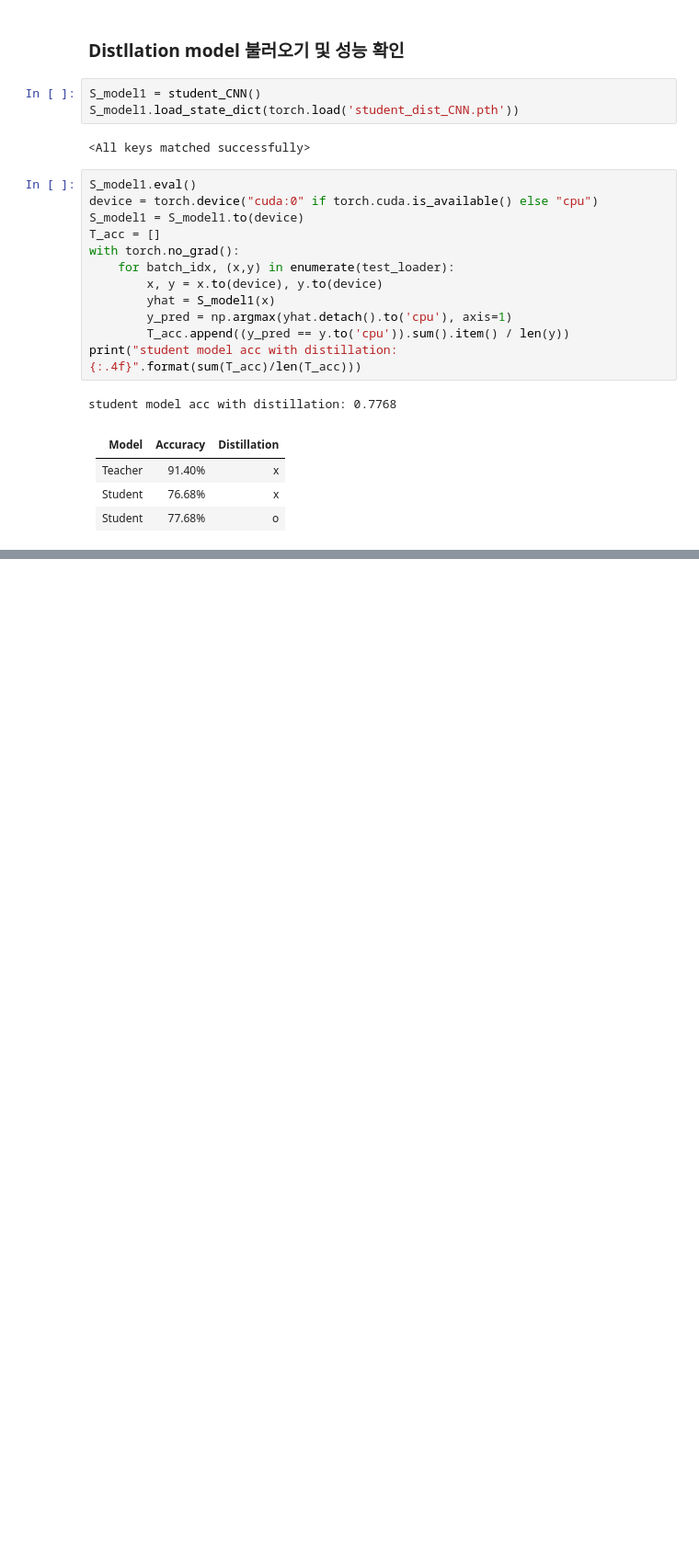
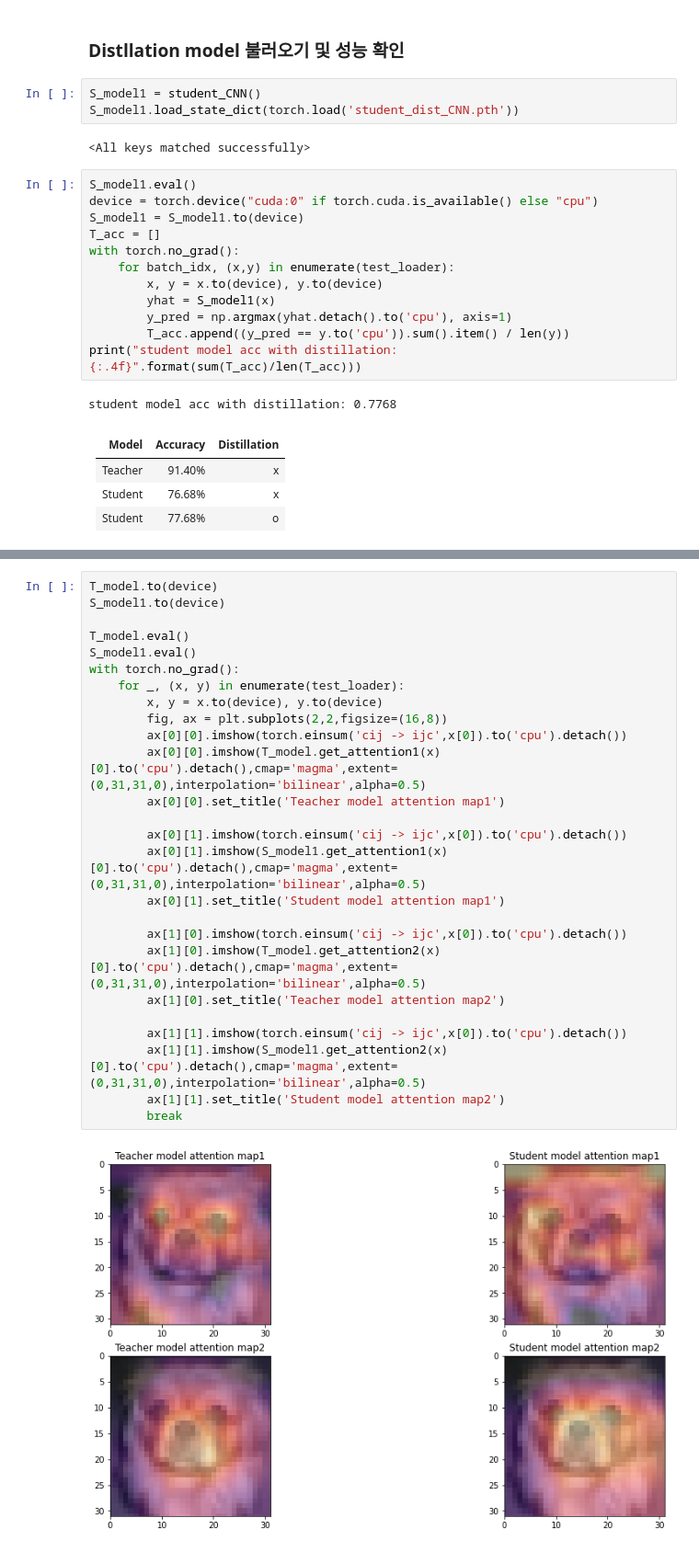
Before and after one commit to jwk1121/JuWon, a Jupyter notebook: docs/DL/posts/Feature_Based_Knowledge_Practice.ipynb, the cells around one changed output, grey strips where cells are left out. Shown at 92% size. Drawn from its saved outputs; the diff is of its cells as text; blank space fills up the shorter version.

```diff
--- a/docs/DL/posts/Feature_Based_Knowledge_Practice.ipynb
+++ b/docs/DL/posts/Feature_Based_Knowledge_Practice.ipynb
@@ -407,0 +450,28 @@ student model acc with distillation: 0.7768
+# %%
+T_model.to(device)
+S_model1.to(device)
+
+T_model.eval()
+S_model1.eval()
+with torch.no_grad():
+    for _, (x, y) in enumerate(test_loader):
+        x, y = x.to(device), y.to(device)
+        fig, ax = plt.subplots(2,2,figsize=(16,8))
+        ax[0][0].imshow(torch.einsum('cij -> ijc',x[0]).to('cpu').detach())
+        ax[0][0].imshow(T_model.get_attention1(x)[0].to('cpu').detach(),cmap='magma',extent=(0,31,31,0),interpolation='bilinear',alpha=0.5)
+        ax[0][0].set_title('Teacher model attention map1')
+
+        ax[0][1].imshow(torch.einsum('cij -> ijc',x[0]).to('cpu').detach())
+        ax[0][1].imshow(S_model1.get_attention1(x)[0].to('cpu').detach(),cmap='magma',extent=(0,31,31,0),interpolation='bilinear',alpha=0.5)
+        ax[0][1].set_title('Student model attention map1')
+
+        ax[1][0].imshow(torch.einsum('cij -> ijc',x[0]).to('cpu').detach())
+        ax[1][0].imshow(T_model.get_attention2(x)[0].to('cpu').detach(),cmap='magma',extent=(0,31,31,0),interpolation='bilinear',alpha=0.5)
+        ax[1][0].set_title('Teacher model attention map2')
+
+        ax[1][1].imshow(torch.einsum('cij -> ijc',x[0]).to('cpu').detach())
+        ax[1][1].imshow(S_model1.get_attention2(x)[0].to('cpu').detach(),cmap='magma',extent=(0,31,31,0),interpolation='bilinear',alpha=0.5)
+        ax[1][1].set_title('Student model attention map2')
+        break
+# %% [output]
+[figure, added]
```
Also changed, not shown: parts of 3 cells of this notebook.
